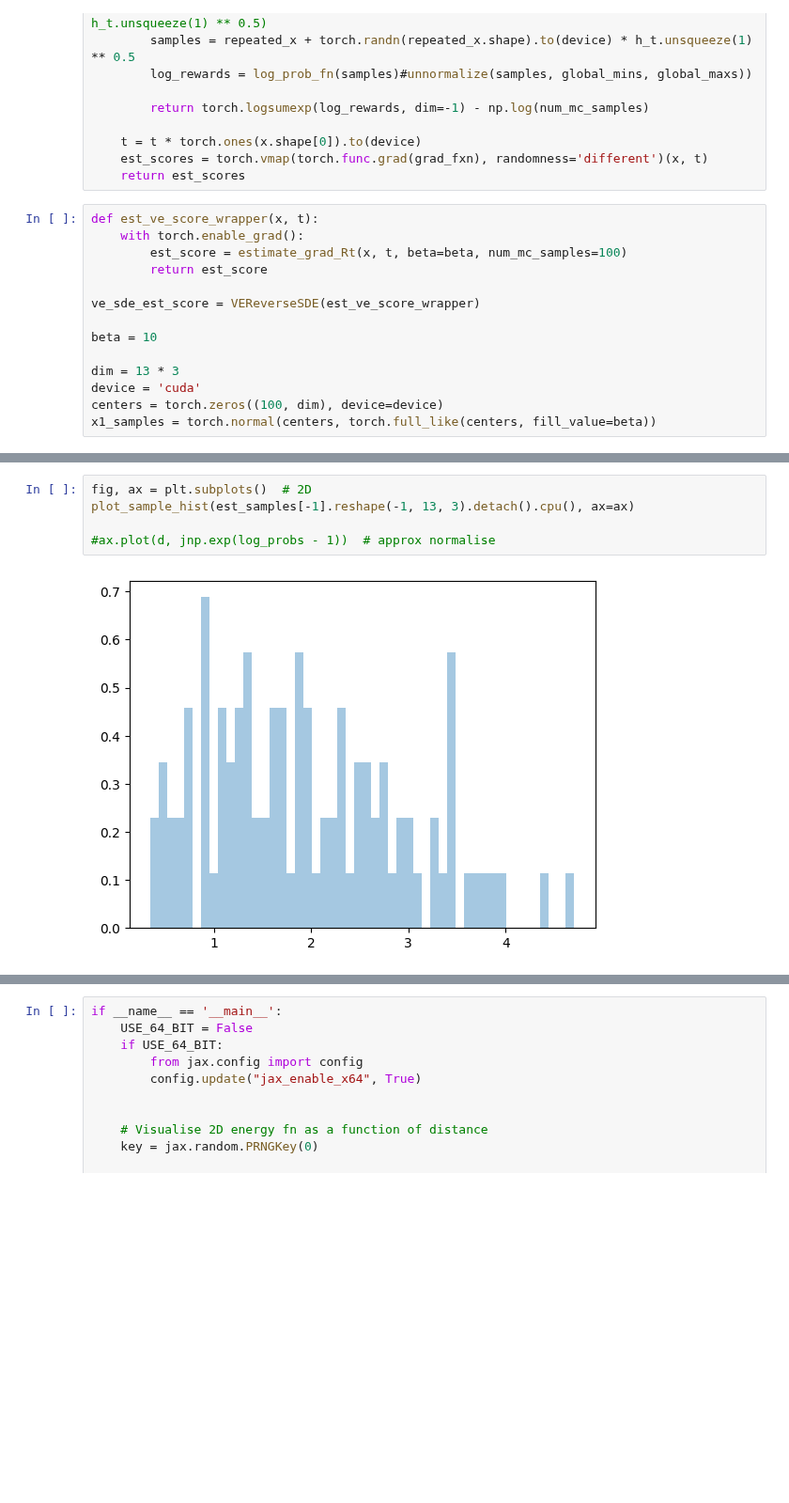
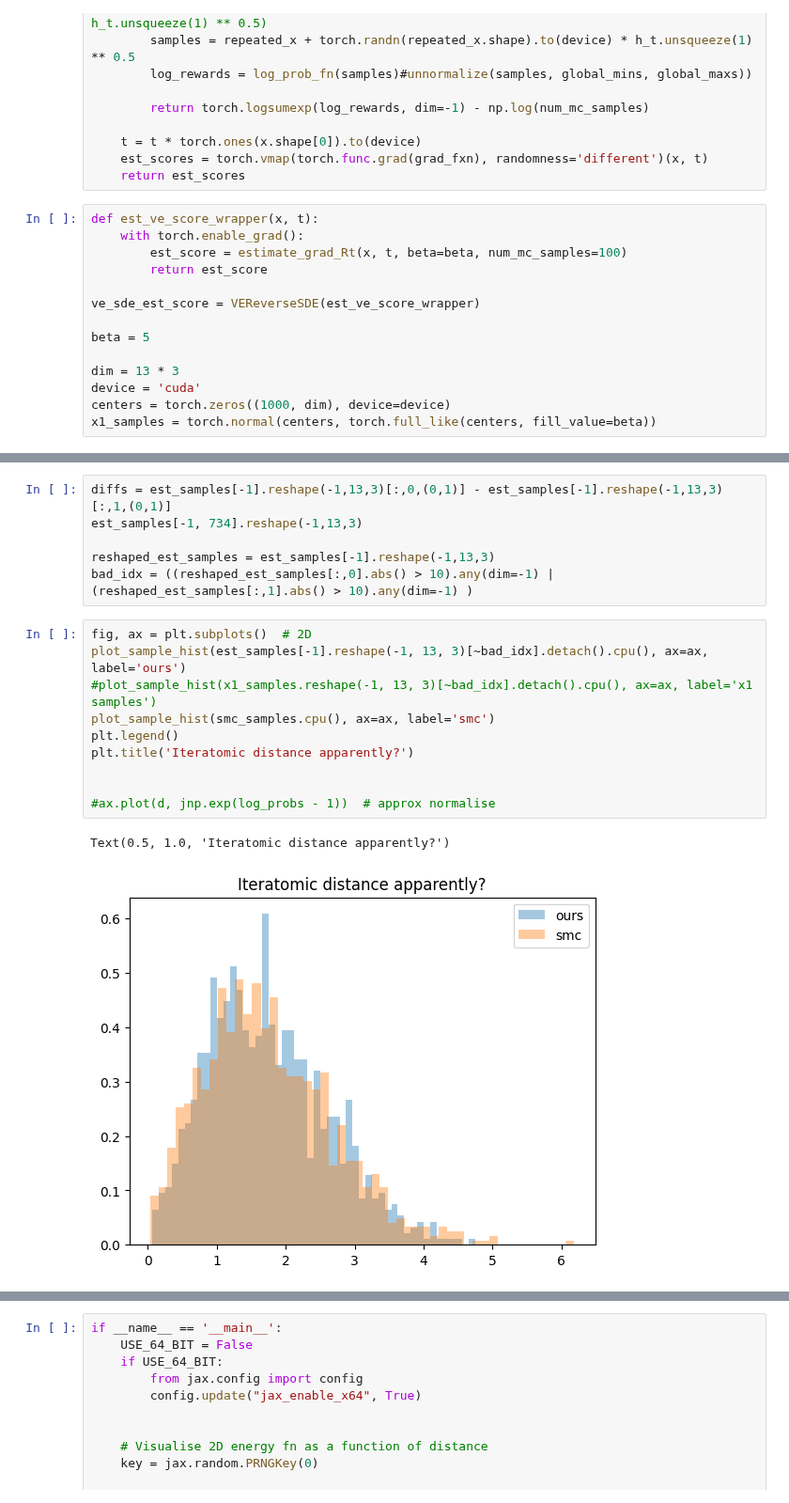
Before and after one commit to taraak/pita, a Jupyter notebook: lj13_demo.ipynb, the cells around one changed output, grey strips where cells are left out. Shown at 94% size. Cells and saved outputs as stored; diff of their text form; blank space fills up the shorter version.

Commit message:
Some changes -- interatomic distance matches but energies don't with SMC

```diff
--- a/lj13_demo.ipynb
+++ b/lj13_demo.ipynb
@@ -139,11 +274,11 @@ def est_ve_score_wrapper(x, t):
 
 ve_sde_est_score = VEReverseSDE(est_ve_score_wrapper)
 
-beta = 10
+beta = 5
 
 dim = 13 * 3
 device = 'cuda'
-centers = torch.zeros((100, dim), device=device)
+centers = torch.zeros((1000, dim), device=device)
 x1_samples = torch.normal(centers, torch.full_like(centers, fill_value=beta))
 # %%
 t = torch.linspace(0.0, 1.0, 500)
@@ -152,8 +298,20 @@ with torch.no_grad():
+# %%
+diffs = est_samples[-1].reshape(-1,13,3)[:,0,(0,1)] - est_samples[-1].reshape(-1,13,3)[:,1,(0,1)]
+est_samples[-1, 734].reshape(-1,13,3)
+
+reshaped_est_samples = est_samples[-1].reshape(-1,13,3)
+bad_idx = ((reshaped_est_samples[:,0].abs() > 10).any(dim=-1) | (reshaped_est_samples[:,1].abs() > 10).any(dim=-1) )
 # %%
 fig, ax = plt.subplots()  # 2D
-plot_sample_hist(est_samples[-1].reshape(-1, 13, 3).detach().cpu(), ax=ax)
+plot_sample_hist(est_samples[-1].reshape(-1, 13, 3)[~bad_idx].detach().cpu(), ax=ax, label='ours')
+#plot_sample_hist(x1_samples.reshape(-1, 13, 3)[~bad_idx].detach().cpu(), ax=ax, label='x1 samples')
+plot_sample_hist(smc_samples.cpu(), ax=ax, label='smc')
+plt.legend()
+plt.title('Iteratomic distance apparently?')
+
 
 #ax.plot(d, jnp.exp(log_probs - 1))  # approx normalise
 # %% [output]
+Text(0.5, 1.0, 'Iteratomic distance apparently?')
-[figure, old version]
+[figure, new version]
 # %%
```
Also changed, not shown: parts of 13 cells of this notebook.
